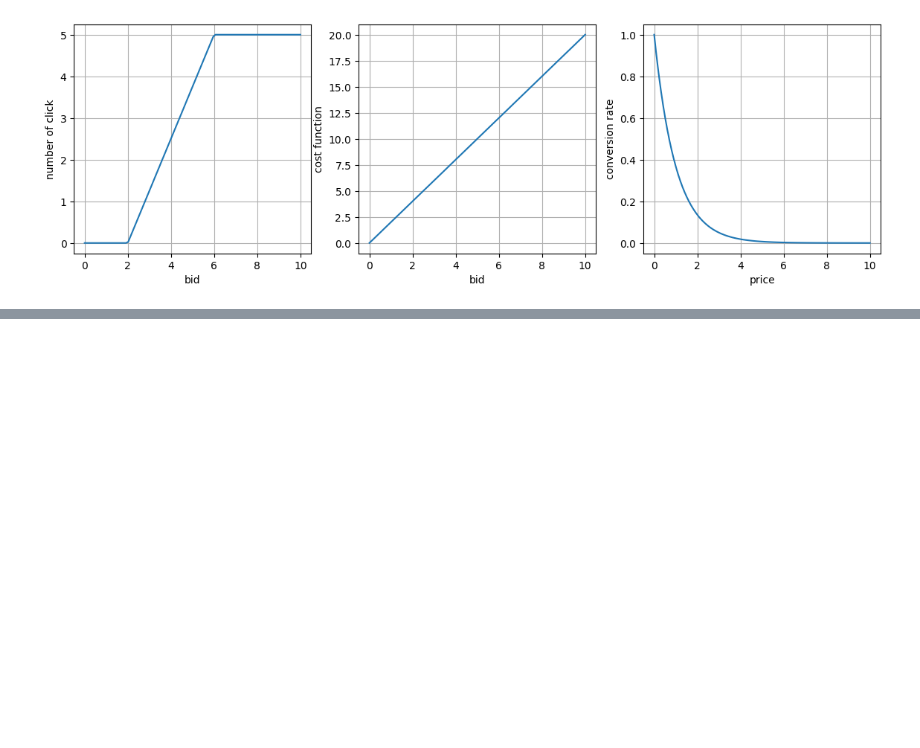
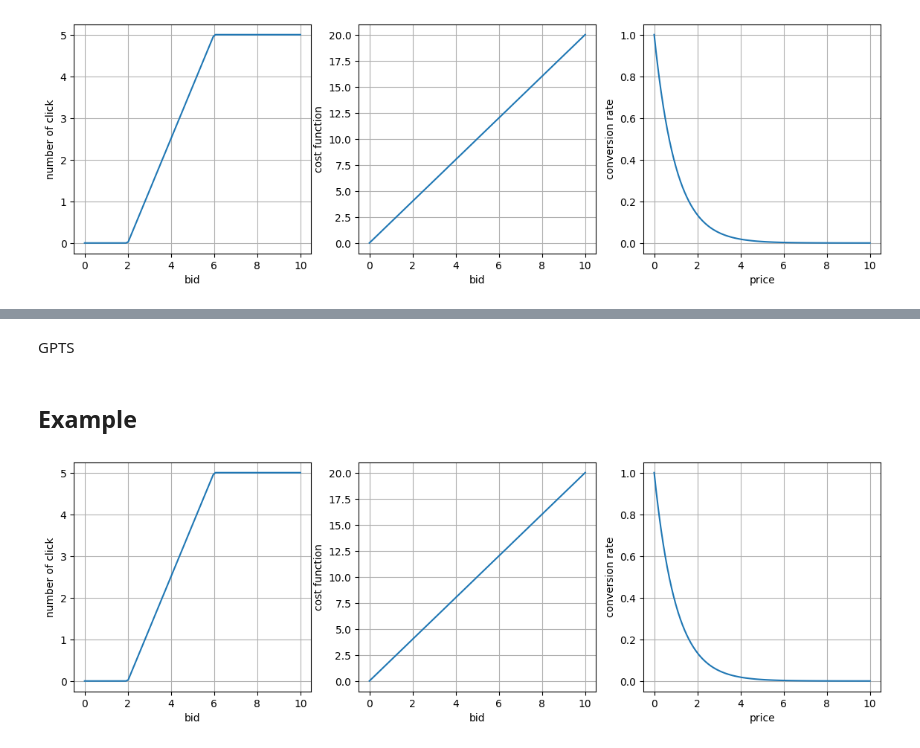
Before and after one commit to ossama-eloukili/Online-Learning-Applications-Project, a Jupyter notebook: bySTEPS.ipynb, the cells around one changed output, grey strips where cells are left out. Saved outputs shown, nothing was run; the diff lists cells and outputs as text; code cells hidden in the pictures; blank space fills up the shorter version.

```diff
--- a/bySTEPS.ipynb
+++ b/bySTEPS.ipynb
@@ -295,0 +532,2 @@ for e in range(0, n_experiments):
+# %% [markdown]
+GPTS
@@ -295,0 +604,2 @@ for e in range(0, n_experiments):
+# %% [markdown]
+## Example
@@ -295,0 +636,25 @@ for e in range(0, n_experiments):
+# %%
+plt.figure(figsize=(14,4))
+
+xx = np.linspace(0,10,100)
+plt.subplot(1,3,1)
+plt.plot(xx, click_f(xx))
+plt.xlabel('bid')
+plt.ylabel('number of click')
+plt.grid(True)
+
+xx = np.linspace(0,10,100)
+plt.subplot(1,3,2)
+plt.plot(xx, cost_f(xx))
+plt.xlabel('bid')
+plt.ylabel('cost function')
+plt.grid(True)
+
+xx = np.linspace(0,10,100)
+plt.subplot(1,3,3)
+plt.plot(xx, conversion_rate_f(xx))
+plt.xlabel('price')
+plt.ylabel('conversion rate')
+plt.grid(True)
+# %% [output]
+[figure, added]
```
Also changed, not shown: parts of 52 cells of this notebook.
